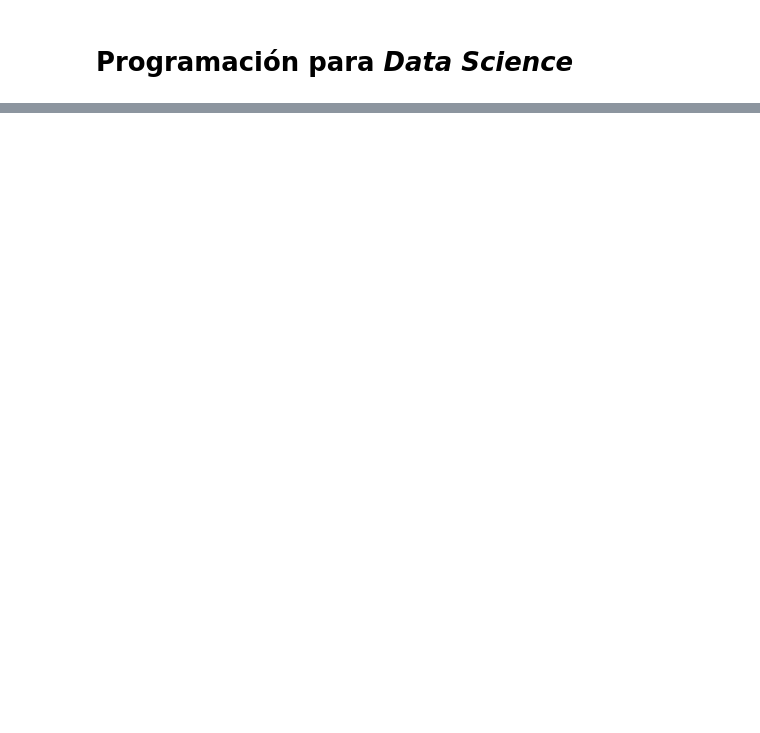
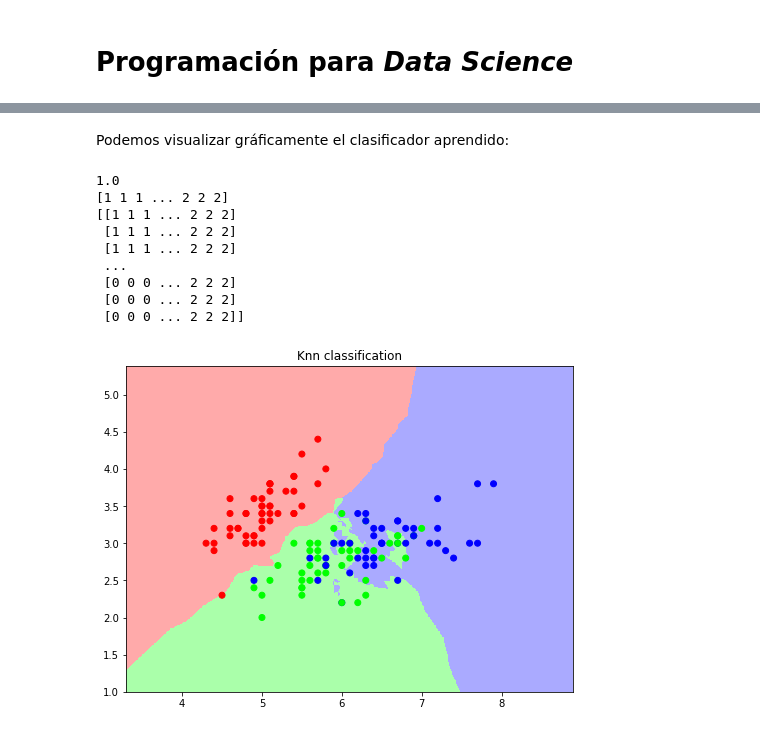
Before and after one commit to bvillenap7/Fundamentos_Data_Science_UOC_PEC7, a Jupyter notebook: prog_datasci_7_analisis_entrega.ipynb, the cells around one changed output, grey strips where cells are left out. Drawn from its saved outputs; the diff is of its cells as text; code cells hidden in the pictures; blank space fills up the shorter version.

```diff
--- a/prog_datasci_7_analisis_entrega.ipynb
+++ b/prog_datasci_7_analisis_entrega.ipynb
@@ -111,0 +142,50 @@ Pista. Podéis utilizar la librería _sklearn_.
+# %% [markdown]
+Podemos visualizar gráficamente el clasificador aprendido:
+# %%
+%matplotlib inline
+import pandas as pd
+import numpy as np
+# Importamos la librería.
+import matplotlib.pyplot as plt
+from matplotlib.colors import ListedColormap
+
+# Creamos los mapas de colores que usaremos para la representación.
+cmap_light = ListedColormap(['#FFAAAA', '#AAFFAA', '#AAAAFF'])
+cmap_bold = ListedColormap(['#FF0000', '#00FF00', '#0000FF'])
+
+# Calculamos los límites de la visualización.
+x_min, x_max = X[:, 0].min() - 1, X[:, 0].max() + 1
+y_min, y_max = X[:, 1].min() - 1, X[:, 1].max() + 1
+print y_min
+
+# Realizamos la predicción.
+h = .01
+xx, yy = np.meshgrid(np.arange(x_min, x_max, h), np.arange(y_min, y_max, h))
+Z = knn.predict(np.c_[xx.ravel(), yy.ravel()])
+
+print Z
+# Mostramos el resultado en una figura.
+plt.figure(1, figsize=(8, 6))
+Z = Z.reshape(xx.shape)
+print Z
+plt.pcolormesh(xx, yy, Z, cmap=cmap_light)
+
+# Mostramos las muestras utilizadas en el aprendizaje.
+plt.scatter(iris_X_train[:, 0], iris_X_train[:, 1], c=iris_y_train, cmap=cmap_bold)
+
+plt.xlim(xx.min(), xx.max())
+plt.ylim(yy.min(), yy.max())
+plt.title("Knn classification")
+
+plt.show()
+# %% [output]
+1.0
+[1 1 1 ... 2 2 2]
+[[1 1 1 ... 2 2 2]
+ [1 1 1 ... 2 2 2]
+ [1 1 1 ... 2 2 2]
+ ...
+ [0 0 0 ... 2 2 2]
+ [0 0 0 ... 2 2 2]
+ [0 0 0 ... 2 2 2]]
+[figure, added]
```
Also changed, not shown: parts of 51 cells of this notebook, 2 other files.
